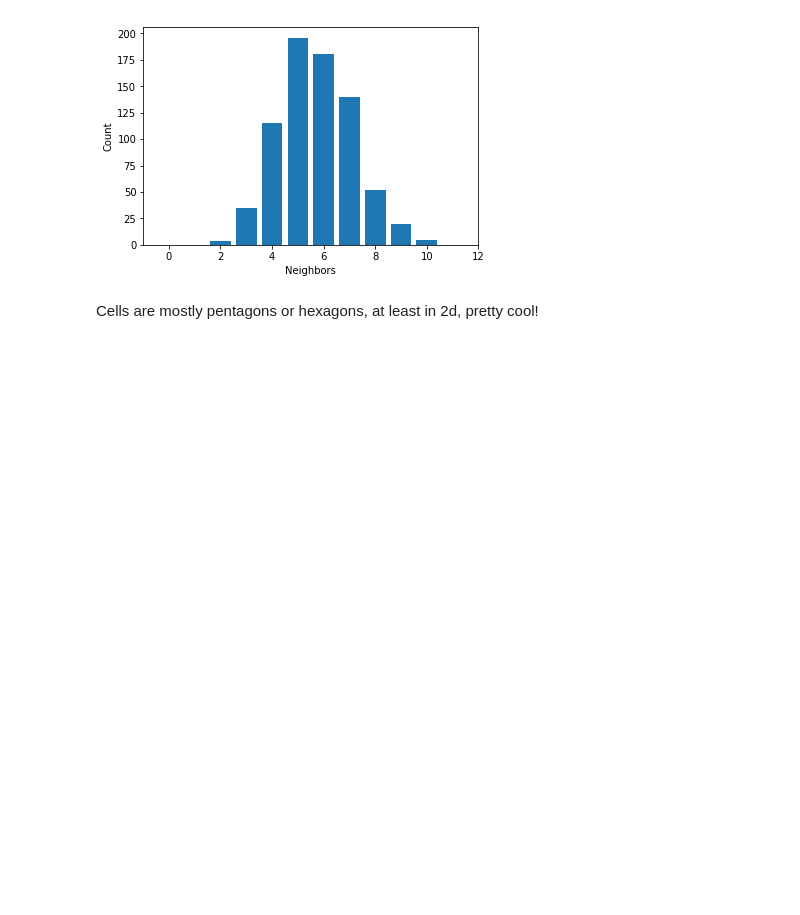
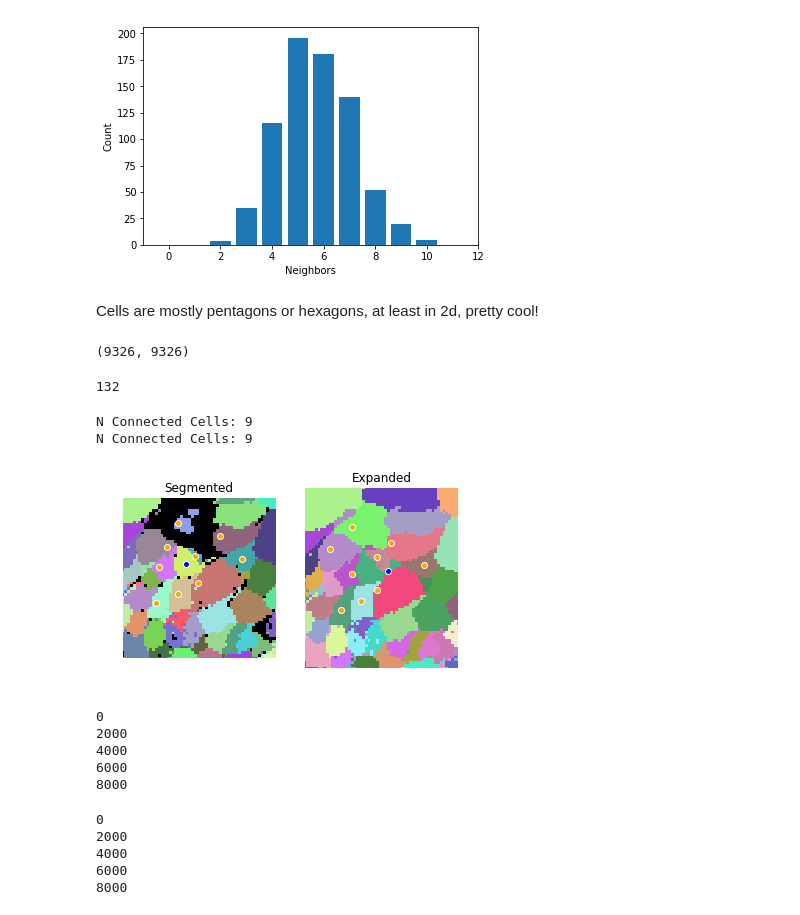
Before and after one commit to ewmaltz/Spatial-Information, a Jupyter notebook: Hippocampus Data Using Expanding Labels 121520.ipynb, the cells around one changed output. Saved outputs shown, nothing was run; the diff lists cells and outputs as text; code cells hidden in the pictures; blank space fills up the shorter version.

```diff
--- a/Hippocampus Data Using Expanding Labels 121520.ipynb
+++ b/Hippocampus Data Using Expanding Labels 121520.ipynb
@@ -105,10 +172,13 @@ plt.show()
 from skimage.measure import label
 # %%
 # keep expanding labels until it's one contiguous block
-for i in range(100):
-    expanded = expand_labels(cell_seg_map[:,:,0]+1, 3)
+for i in range(8,100):
+    expanded = expand_labels(cell_seg_map+1, i)
     if np.max(label(expanded>0))==1:
+        print(i)
         break
+    else:
+        print('not', i)
 
 # use a region adjacency graph (rag) on expanded labels to detect
 exp_rag = rag(expanded)
@@ -117,2 +186,0 @@ exp_rag = rag(expanded)
-# %%
-exp_rag = rag(expanded)
@@ -118,0 +195,3 @@ exp_rag = rag(expanded)
+# %%
+colors = colorize_segmented_image(expanded[:,:,0], 'rgb', return_colors=True)
+colors = colors[np.array(cell_nodes)-1]  # makes the list of colors specific to each cell
@@ -194,0 +305,55 @@ Cells are mostly pentagons or hexagons, at least in 2d, pretty cool!
+# %%
+np.unique(cell_seg_map).shape[0]-1, len(lines)  # -1 because of background label, they agree
+# %% [output]
+(9326, 9326)
+# %%
+len(set(lines))  # awesome, so 132 cell types
+# %% [output]
+132
+# %%
+fig, (ax1, ax2) = plt.subplots(1, 2)
+ax1.set(title='Segmented')
+ax2.set(title='Expanded')
+#cell = np.random.choice(np.arange(10000), 1)
+lims = imshow_border_cells(ax1, cell, cell_seg_map[:,:,6]+1, exp_rag.edges, colors, return_lims=True)
+imshow_border_cells(ax2, cell, expanded[:,:,6], exp_rag.edges, colors, lims=lims)
+ax1.axis('off')
+ax2.axis('off')
+plt.show()
+# %% [output]
+N Connected Cells: 9
+N Connected Cells: 9
+[figure, added]
+# %%
+# label/color every cell by its type!
+ct_img = np.zeros_like(cell_seg_map[:,:,0])
+ct_img = np.dstack([ct_img, ct_img, ct_img])
+for i, ct in enumerate(lines):
+    if not i%2000:
+        print(i)
+    coords = cell_seg_map[:,:,0]==cell_nodes[i]
+    ct_img[coords] = colors[i]
+plt.imshow(ct_img)
+plt.show()
+# %% [output]
+0
+2000
+4000
+6000
+8000
+# %%
+# label/color every cell by its type!
+cts = np.array(list(set(lines)))
+ct2_img = np.zeros_like(cell_seg_map[:,:,0])-1
+#ct_img = np.dstack([ct_img, ct_img, ct_img])
+for i, ct in enumerate(lines):
+    if not i%2000:
+        print(i)
+    coords = cell_seg_map[:,:,0]==cell_nodes[i]
+    ct2_img[coords] = np.where(cts==ct)[0][0]
+# %% [output]
+0
+2000
+4000
+6000
+8000
```
Also changed, not shown: parts of 72 cells of this notebook, 5 other files.
